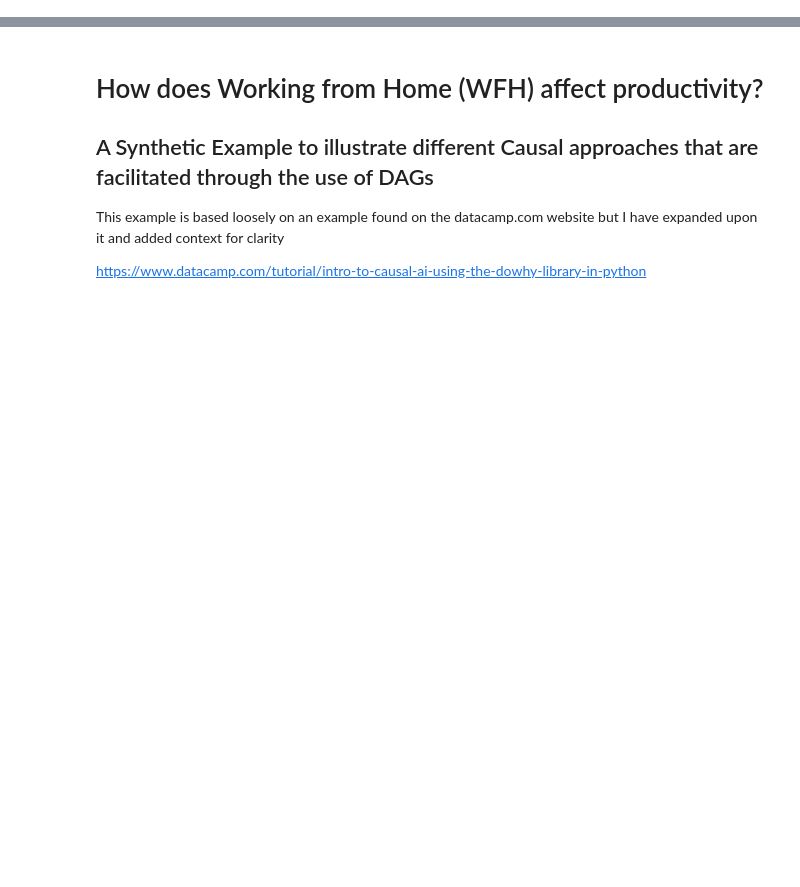
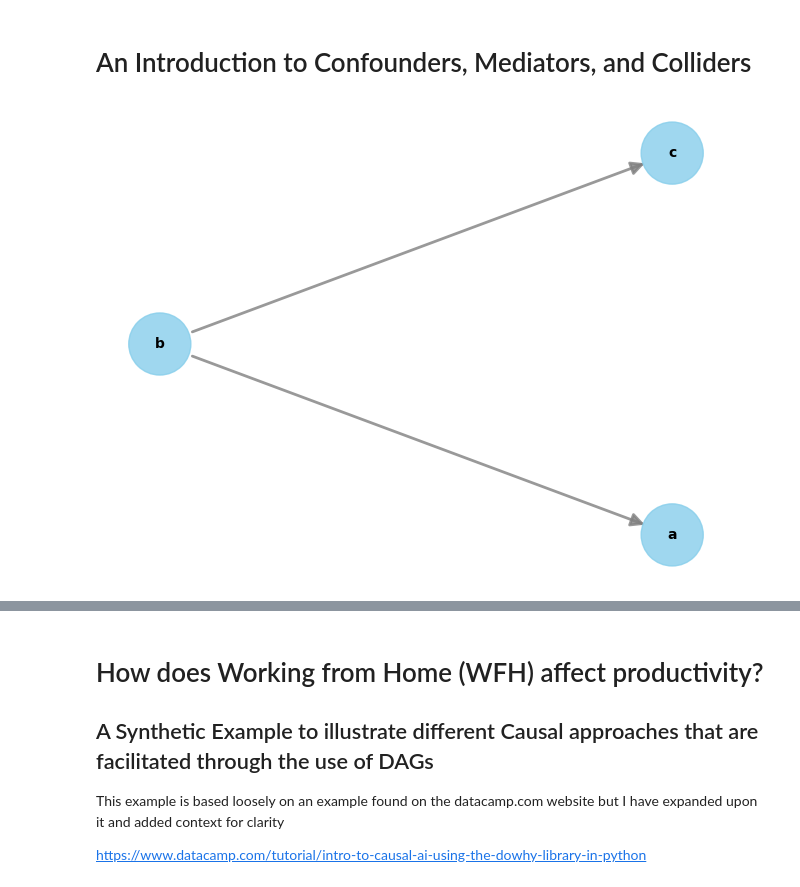
Before and after one commit to woolstej/causal_modeling, a Jupyter notebook: WFH_Causal_Example.ipynb, the cells around one changed output, grey strips where cells are left out. Cells and saved outputs as stored; diff of their text form; code cells hidden in the pictures; blank space fills up the shorter version.

```diff
--- a/WFH_Causal_Example.ipynb
+++ b/WFH_Causal_Example.ipynb
@@ -1,2 +1,13 @@
 # %% [markdown]
 <a href="https://colab.research.google.com/github/jaredwool/causal_modeling/blob/main/WFH_Causal_Example.ipynb" target="_parent"><img src="https://colab.research.google.com/assets/colab-badge.svg" alt="Open In Colab"/></a>
+# %% [markdown]
+# An Introduction to Confounders, Mediators, and Colliders
+# %%
+# Generate a classic confounder data structure
+n_samples = 10000
+np.random.seed(1) # set seed for reproducibility
+b = np.random.normal(loc=5, scale = 1.5, size = n_samples)
+a = 2*b + np.random.normal(loc=0, scale = 1, size = n_samples) # a is a function of b plus random noise
+c = 3*b + np.random.normal(loc=0, scale = 1, size = n_samples) # c is a function of b plus random noise
+
+df = pd.DataFrame({'a':a, 'b':b, 'c':c})
@@ -2,0 +17,26 @@
+# %%
+# Graph it
+# create the DAG
+nodes = ['a','b','c']
+edges = [['b','a'],
+         ['b','c']]
+
+gml_graph = 'graph [directed 1\n'
+
+for node in nodes:
+  gml_graph += f'\tnode [id "{node}" label "{node}"]\n'
+
+for edge in edges:
+  gml_graph += f'\tedge [source "{edge[0]}" target "{edge[1]}"]\n'
+
+gml_graph += ']'
+
+model = CausalModel(
+    data = df,
+    treatment = 'a',
+    outcome = 'c',
+    graph = gml_graph
+)
+model.view_model()
+# %% [output]
+[figure, added]
```
Also changed, not shown: parts of 6 cells of this notebook.
